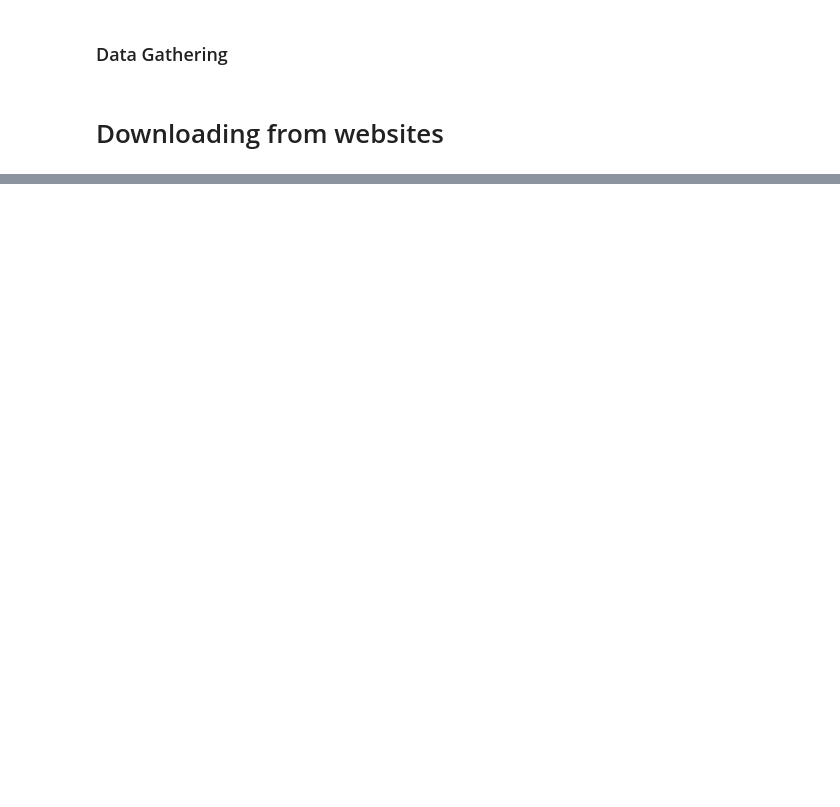
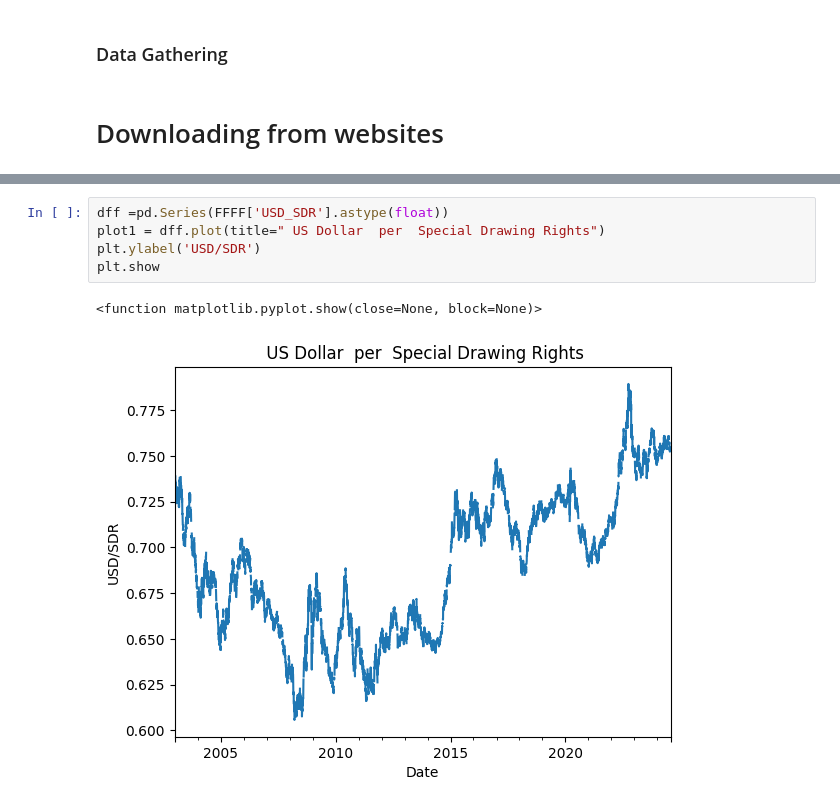
Before and after one commit to rsarpongstreetor/2DayCourse, a Jupyter notebook: Downloading_Data_PhD_Jan_2024.ipynb, the cells around one changed output, grey strips where cells are left out. Saved outputs shown, nothing was run; the diff lists cells and outputs as text; blank space fills up the shorter version.

```diff
--- a/Downloading_Data_PhD_Jan_2024.ipynb
+++ b/Downloading_Data_PhD_Jan_2024.ipynb
@@ -954,0 +793,8 @@ ParseError: syntax error: line 1, column 0 (<string>)
+# %%
+dff =pd.Series(FFFF['USD_SDR'].astype(float))
+plot1 = dff.plot(title=" US Dollar  per  Special Drawing Rights")
+plt.ylabel('USD/SDR')
+plt.show
+# %% [output]
+<function matplotlib.pyplot.show(close=None, block=None)>
+[figure, added]
```
Also changed, not shown: parts of 16 cells of this notebook.
